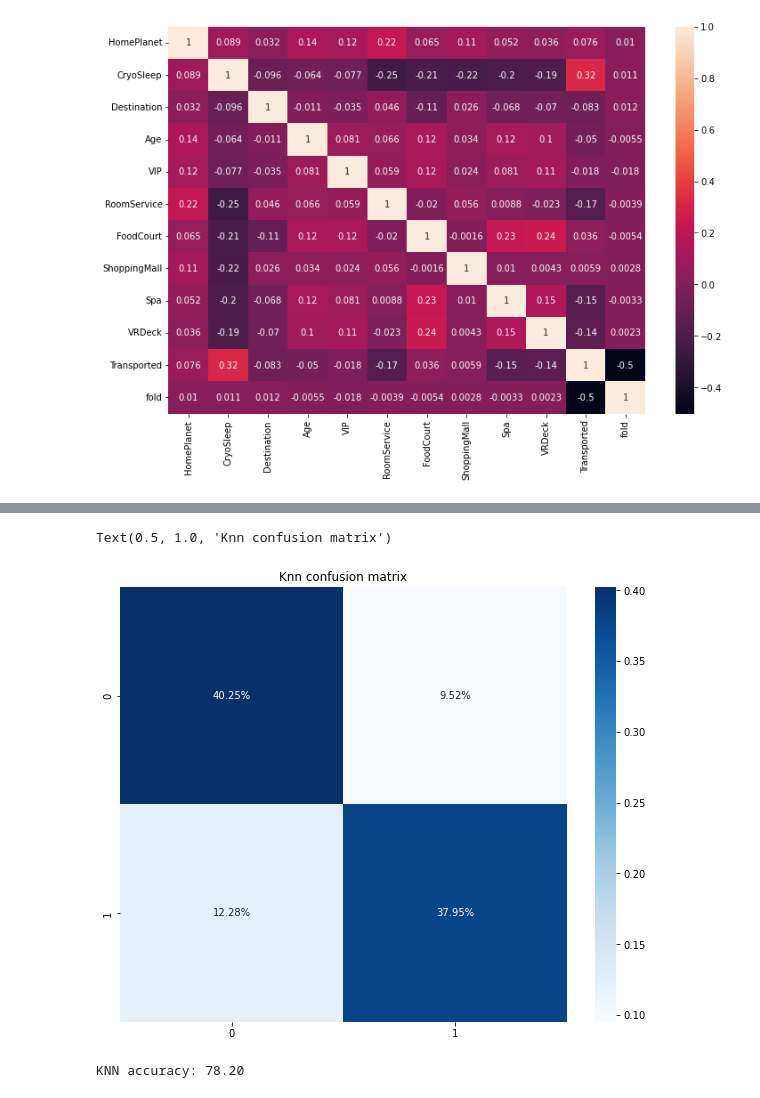
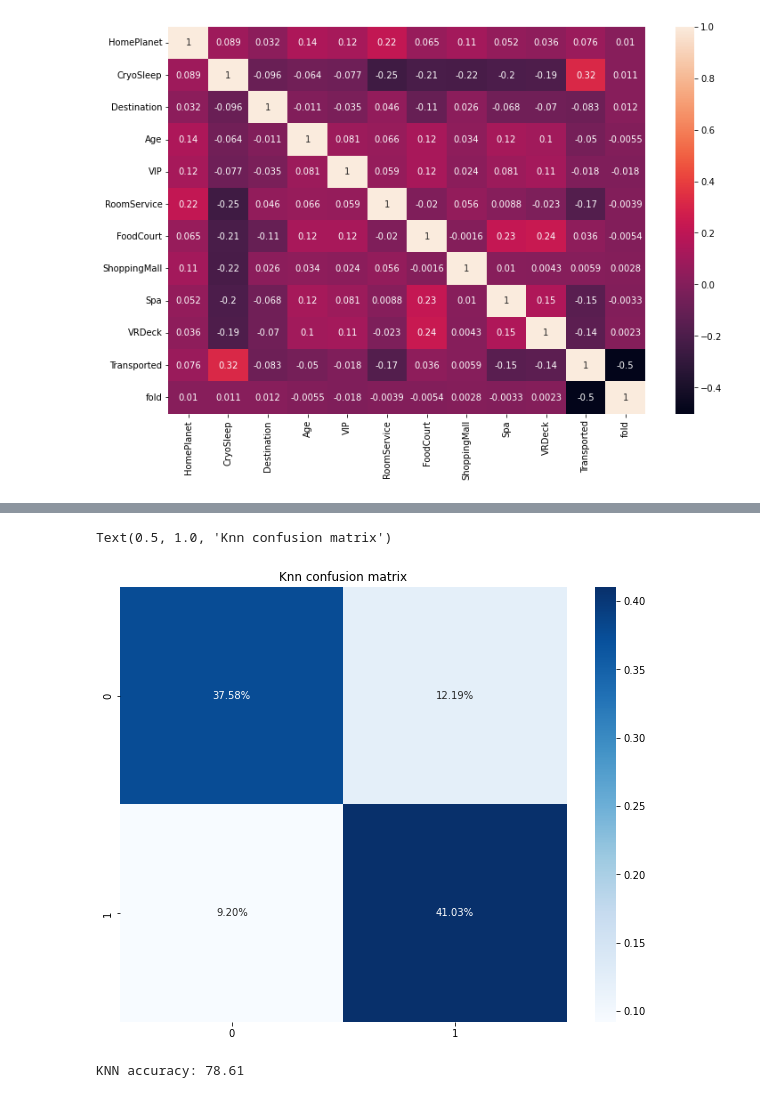
Before and after one commit to Gugah007/Projeto-ML-Classificacao-Spaceship-Titanic-em-Python, a Jupyter notebook: SpaceTitanic.ipynb, the cells around one changed output, grey strips where cells are left out. Cells and saved outputs as stored; diff of their text form; code cells hidden in the pictures.

```diff
--- a/SpaceTitanic.ipynb
+++ b/SpaceTitanic.ipynb
@@ -534,5 +535,5 @@ Parece que k=30 minimiza o erro
 # %%
 # Treinando o modelo
-knn = KNeighborsClassifier(n_neighbors=30)
+knn = KNeighborsClassifier(n_neighbors=17)
 knn.fit(X_treino_norm, y_treino)
 # %% [output]
@@ -556,17 +566,27 @@ be set to `True`. Invalid columns:PassengerId
+# %%
+# Avaliação de desempenho
+xgb_pred = Cgb.predict(X_test)(X_teste_norm)
 # %%
 # Confusion Matrix
-fig, axis = plt.subplots(figsize = (10,8))
+fig, axis = plt.subplots(figsize = (12,8))
 
+plt.subplot(1, 2, 1)
 cf_matrix = confusion_matrix(y_teste, knn_pred)
 sns.heatmap(cf_matrix/np.sum(cf_matrix), annot=True,
             fmt='.2%', cmap='Blues')
 plt.title('Knn confusion matrix')
+
+plt.subplot(1, 2, 2)
+cf_matrix = confusion_matrix(y_teste, xgb_pred)
+sns.heatmap(cf_matrix/np.sum(cf_matrix), annot=True,
+            fmt='.2%', cmap='Blues')
+plt.title('XGB confusion matrix')
 # %% [output]
 Text(0.5, 1.0, 'Knn confusion matrix')
-[figure, old version]
+[figure, new version]
 # %%
 # Acuracia do modelo
 print(f"""
 KNN accuracy: {accuracy_score(y_teste, knn_pred) * 100:.2f}""")
 # %% [output]
-KNN accuracy: 78.20
+KNN accuracy: 78.61
```
Also changed, not shown: parts of 17 cells of this notebook.
